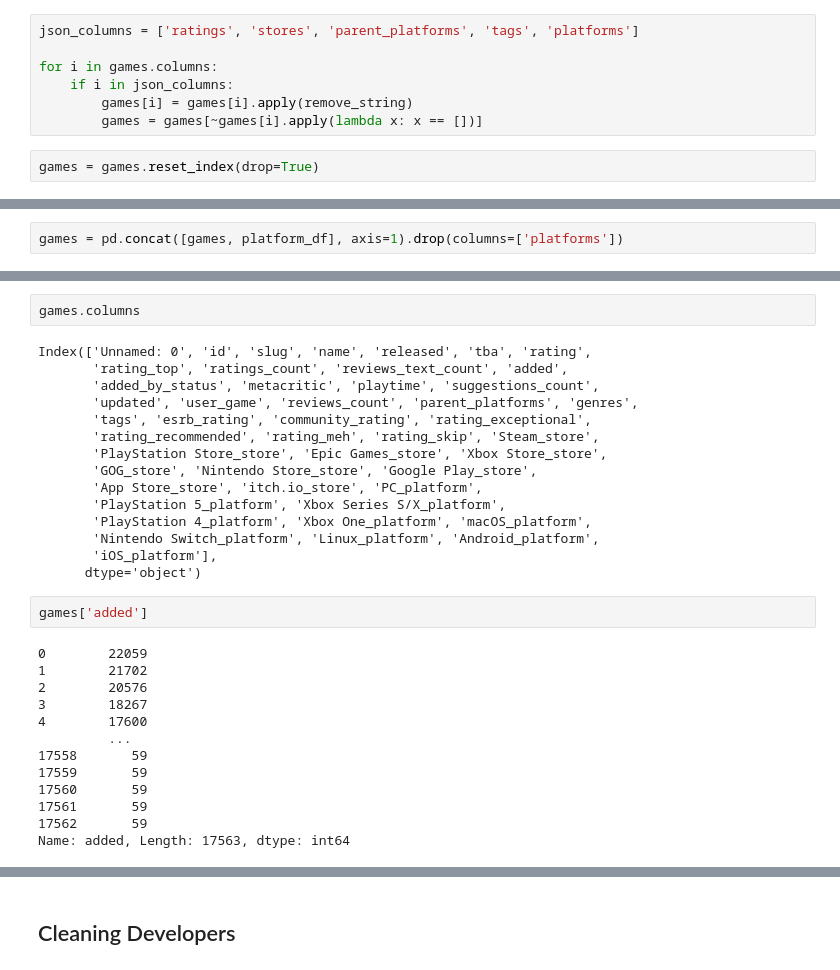
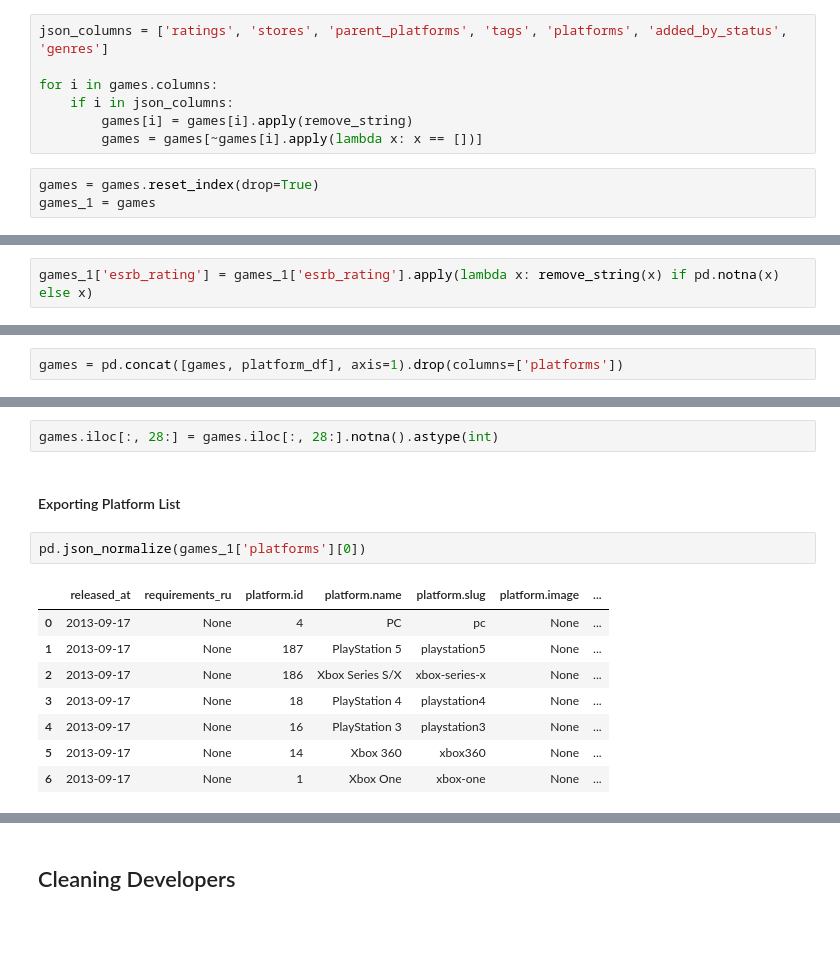
Before and after one commit to GetGubbz/Video-Game-Capstone, a Jupyter notebook: notebooks/RAWG_Data_Exploration.ipynb, the cells around one changed output, grey strips where cells are left out. Cells and saved outputs as stored; diff of their text form; blank space fills up the shorter version.

Commit message:
Added exportable lists of variables used for the app

```diff
--- a/notebooks/RAWG_Data_Exploration.ipynb
+++ b/notebooks/RAWG_Data_Exploration.ipynb
@@ -41,7 +41,7 @@ games.head(2)
 | 1 | 1 | 3328 | the-witcher-3-wild-hunt | The Witcher 3: Wild Hunt | 2015-05-18 | False | 4.64 | 5 | [{'id': 5, 'title': 'exceptional'... | 6913 | ... |
 2 rows × 26 columns
 # %%
-json_columns = ['ratings', 'stores', 'parent_platforms', 'tags', 'platforms']
+json_columns = ['ratings', 'stores', 'parent_platforms', 'tags', 'platforms', 'added_by_status', 'genres']
 
 for i in games.columns:
     if i in json_columns:
@@ -49,3 +49,4 @@ for i in games.columns:
         games = games[~games[i].apply(lambda x: x == [])]
 # %%
 games = games.reset_index(drop=True)
+games_1 = games
@@ -102,0 +183,2 @@ games['esrb_rating'] = pd.json_normalize(games['esrb_rating'])[['name']].rename(
+# %%
+games_1['esrb_rating'] = games_1['esrb_rating'].apply(lambda x: remove_string(x) if pd.notna(x) else x)
@@ -305,32 +524,15 @@ games
-# %%
-games.columns
-# %% [output]
-Index(['Unnamed: 0', 'id', 'slug', 'name', 'released', 'tba', 'rating',
-       'rating_top', 'ratings_count', 'reviews_text_count', 'added',
-       'added_by_status', 'metacritic', 'playtime', 'suggestions_count',
-       'updated', 'user_game', 'reviews_count', 'parent_platforms', 'genres',
-       'tags', 'esrb_rating', 'community_rating', 'rating_exceptional',
-       'rating_recommended', 'rating_meh', 'rating_skip', 'Steam_store',
-       'PlayStation Store_store', 'Epic Games_store', 'Xbox Store_store',
-       'GOG_store', 'Nintendo Store_store', 'Google Play_store',
-       'App Store_store', 'itch.io_store', 'PC_platform',
-       'PlayStation 5_platform', 'Xbox Series S/X_platform',
-       'PlayStation 4_platform', 'Xbox One_platform', 'macOS_platform',
-       'Nintendo Switch_platform', 'Linux_platform', 'Android_platform',
-       'iOS_platform'],
-      dtype='object')
-# %%
-games['added']
-# %% [output]
-0        22059
-1        21702
-2        20576
-3        18267
-4        17600
-         ...
-17558       59
-17559       59
-17560       59
-17561       59
-17562       59
-Name: added, Length: 17563, dtype: int64
+# %%
+games.iloc[:, 28:] = games.iloc[:, 28:].notna().astype(int)
+# %% [markdown]
+<h4>Exporting Platform List</h4>
+# %%
+pd.json_normalize(games_1['platforms'][0])
+# %% [output]
+|  | released_at | requirements_ru | platform.id | platform.name | platform.slug | platform.image | ... |
+| 0 | 2013-09-17 | None | 4 | PC | pc | None | ... |
+| 1 | 2013-09-17 | None | 187 | PlayStation 5 | playstation5 | None | ... |
+| 2 | 2013-09-17 | None | 186 | Xbox Series S/X | xbox-series-x | None | ... |
+| 3 | 2013-09-17 | None | 18 | PlayStation 4 | playstation4 | None | ... |
+| 4 | 2013-09-17 | None | 16 | PlayStation 3 | playstation3 | None | ... |
+| 5 | 2013-09-17 | None | 14 | Xbox 360 | xbox360 | None | ... |
+| 6 | 2013-09-17 | None | 1 | Xbox One | xbox-one | None | ... |
```
Also changed, not shown: parts of 60 cells of this notebook.
